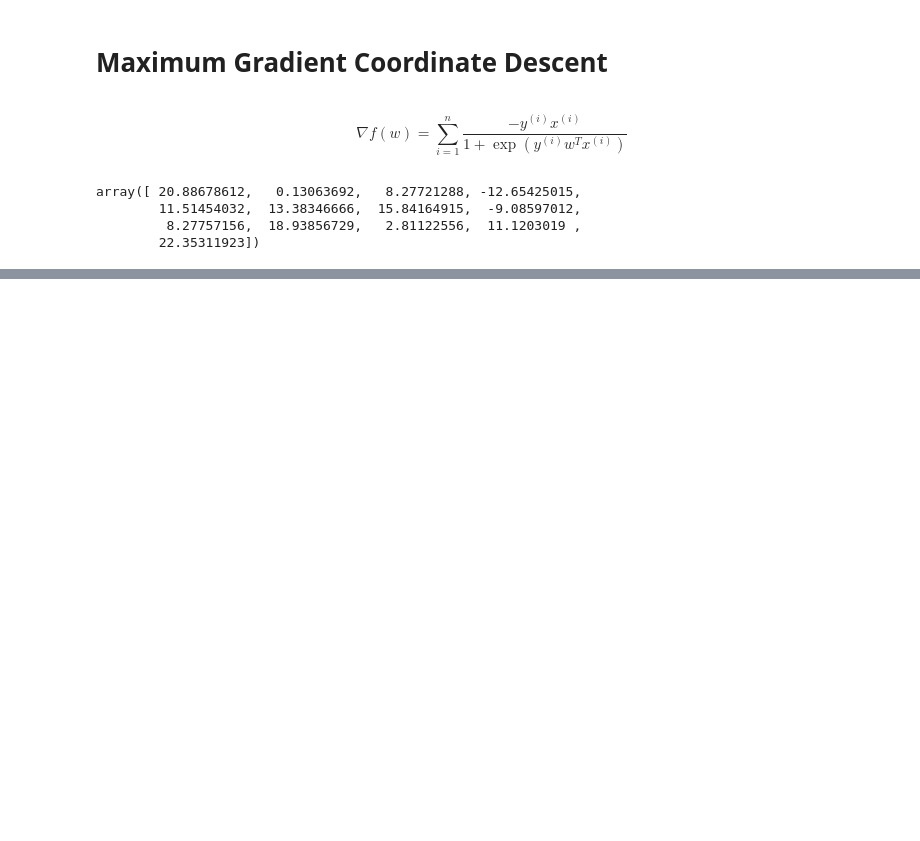
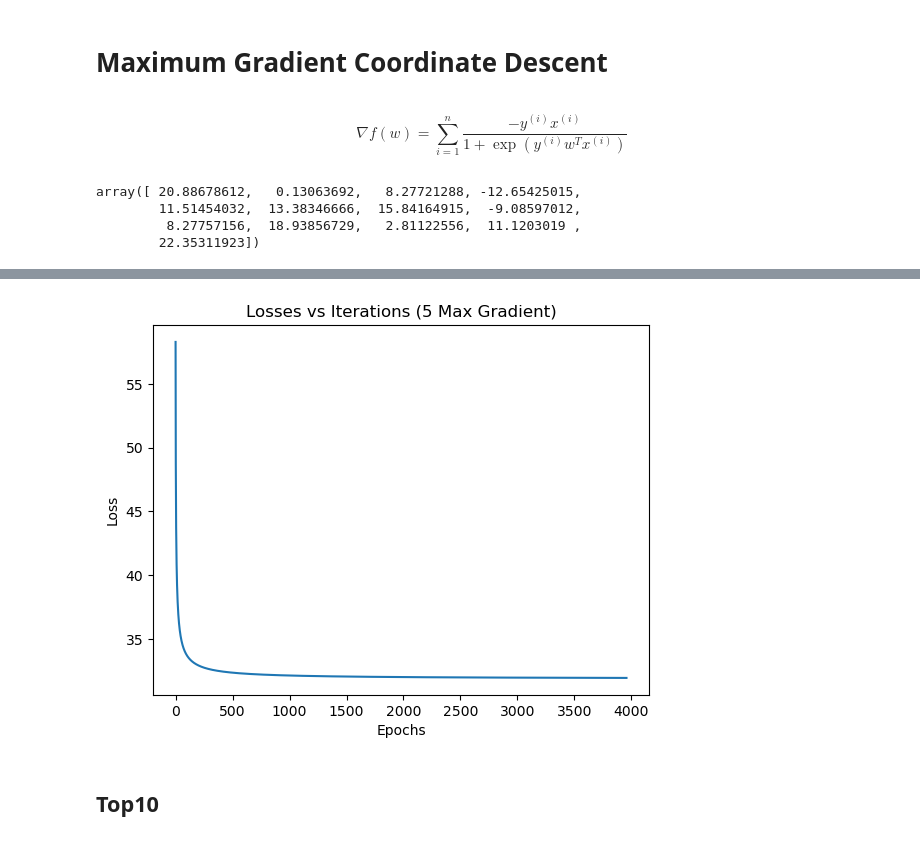
Before and after one commit to raoguchi/COORDINATE_DESC_C251, a Jupyter notebook: code.ipynb, the cells around one changed output, grey strips where cells are left out. Drawn from its saved outputs; the diff is of its cells as text; code cells hidden in the pictures; blank space fills up the shorter version.

```diff
--- a/code.ipynb
+++ b/code.ipynb
@@ -145,0 +174,13 @@ array([[-4.80118387, -1.65497808, -3.85017981,  5.24783838, -0.5094167 ,
+# %%
+epochs = 100_000
+w_top5, losses_top5 = top_i_grad_descent(X_train, y_train, w_0, epochs=epochs, n_features=5)
+# %%
+plt.plot(np.arange(0, len(losses_top5)), losses_top5)
+plt.title('Losses vs Iterations (5 Max Gradient)')
+plt.ylabel('Loss')
+plt.xlabel('Epochs')
+plt.show()
+# %% [output]
+[figure, added]
+# %% [markdown]
+## Top10
```
Also changed, not shown: parts of 32 cells of this notebook.
